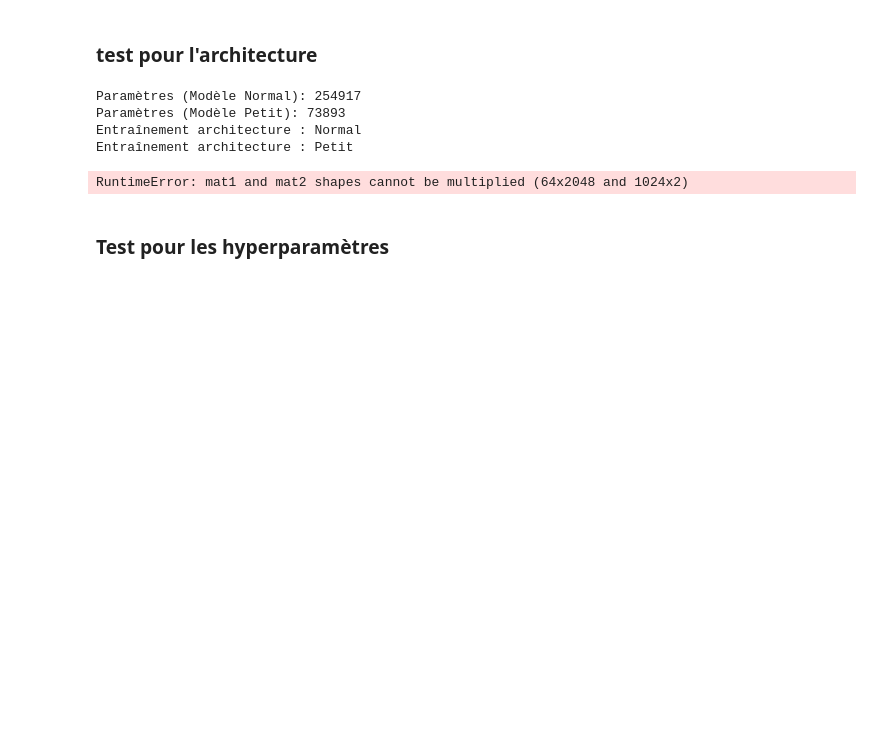
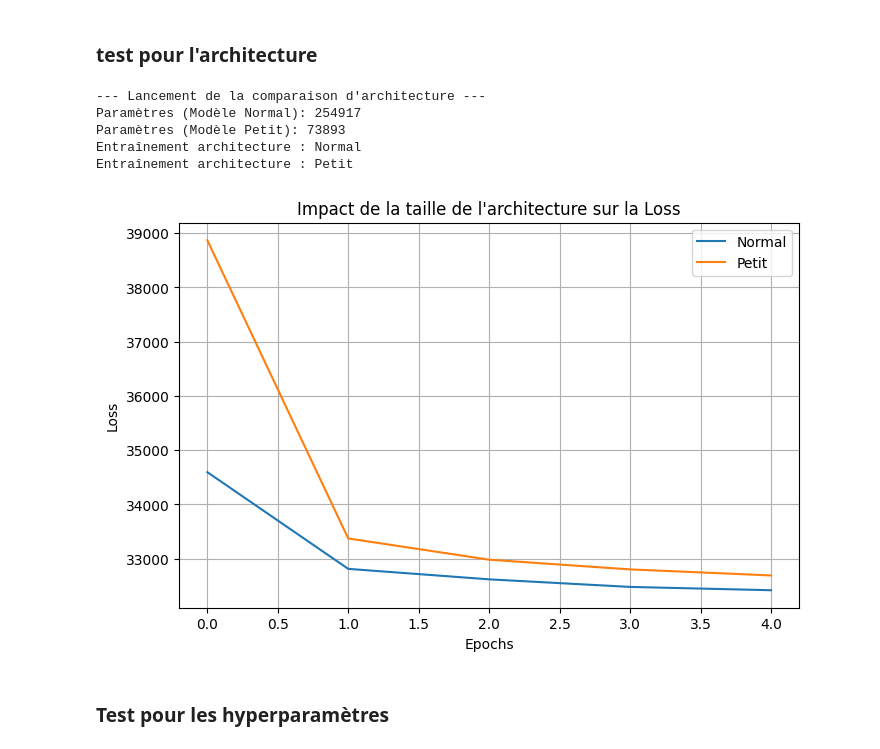
Before and after one commit to albanevergnes/HDDL, a Jupyter notebook: julie.ipynb, the cells around one changed output. Cells and saved outputs as stored; diff of their text form; code cells hidden in the pictures; blank space fills up the shorter version.

```diff
--- a/julie.ipynb
+++ b/julie.ipynb
@@ -424,37 +419,69 @@ Top 3 Configurations :
 # %% [markdown]
 ### test pour l'architecture
 # %%
-import time
+# Partie 1 : Choix de l'Architecture (CORRIGÉ)
 
-# 1. Définition d'une variante "Petite Architecture" pour comparer
 class SmallConvCVAE(ConvCVAE):
     def __init__(self, latent_dim=10, num_classes=10):
+        # On initialise la classe mère
         super(SmallConvCVAE, self).__init__(latent_dim, num_classes)
-        # On réduit le nombre de filtres (16 au lieu de 32, etc.)
+
+        # --- ENCODER PLUS PETIT ---
+        # On réduit le nombre de filtres de moitié par rapport au modèle original
         self.encoder = nn.Sequential(
-            nn.Conv2d(1 + num_classes, 16, 4, 2, 1), # Moins de filtres
+            nn.Conv2d(1 + num_classes, 16, kernel_size=4, stride=2, padding=1),
             nn.ReLU(),
-            nn.Conv2d(16, 32, 4, 2, 1),
+            nn.Conv2d(16, 32, kernel_size=4, stride=2, padding=1),
             nn.ReLU(),
-            nn.Conv2d(32, 64, 3, 2, 1),
+            nn.Conv2d(32, 64, kernel_size=3, stride=2, padding=1),
             nn.ReLU(),
         )
+
+        # Les couches linéaires doivent correspondre à la sortie (64 * 4 * 4 = 1024)
         self.fc_mu = nn.Linear(64 * 4 * 4, latent_dim)
         self.fc_logvar = nn.Linear(64 * 4 * 4, latent_dim)
+
+        # --- DECODER PLUS PETIT ---
         self.fc_decode = nn.Linear(latent_dim + num_classes, 64 * 4 * 4)
+
         self.decoder = nn.Sequential(
-            nn.ConvTranspose2d(64, 32, 3, 2, 1),
+            nn.ConvTranspose2d(64, 32, kernel_size=3, stride=2, padding=1),
             nn.ReLU(),
-            nn.ConvTranspose2d(32, 16, 4, 2, 1),
+            nn.ConvTranspose2d(32, 16, kernel_size=4, stride=2, padding=1),
             nn.ReLU(),
-            nn.ConvTranspose2d(16, 1, 4, 2, 1),
+            nn.ConvTranspose2d(16, 1, kernel_size=4, stride=2, padding=1),
             nn.Sigmoid()
         )
+
+    # --- IL FAUT REDEFINIR ENCODE ET DECODE POUR UTILISER "64" ---
+    def encode(self, x, c):
+        c_expanded = c.view(-1, self.num_classes, 1, 1).expand(-1, -1, 28, 28)
+        inputs = torch.cat([x, c_expanded], 1)
+
+        x = self.encoder(inputs)
+
+        # CORRECTION ICI : 64 au lieu de 128
+        x = x.view(-1, 64 * 4 * 4)
+
+        mu = self.fc_mu(x)
+        logvar = self.fc_logvar(x)
+        return mu, logvar
+
+    def decode(self, z, c):
+        inputs = torch.cat([z, c], 1)
+        x = self.fc_decode(inputs)
+
+        # CORRECTION ICI : 64 au lieu de 128
+        x = x.view(-1, 64, 4, 4)
+
+        x = self.decoder(x)
+        return x
 
 def count_parameters(model):
     return sum(p.numel() for p in model.parameters() if p.requires_grad)
 
 # --- Comparaison ---
+print("--- Lancement de la comparaison d'architecture ---")
 model_normal = ConvCVAE(latent_dim=2).to(device)
 model_small = SmallConvCVAE(latent_dim=2).to(device)
 
@@ -467,35 +494,37 @@ losses = {'Normal': [], 'Petit': []}
 
 for name, model in models.items():
     print(f"Entraînement architecture : {name}")
     opt = optim.Adam(model.parameters(), lr=1e-3)
     model.train()
-    for epoch in range(5):
+    for epoch in range(5): # Tu peux réduire à 3 si c'est trop long
         epoch_loss = 0
         for data, labels in train_loader:
             data, labels = data.to(device), labels.to(device)
             opt.zero_grad()
             recon, mu, logvar = model(data, labels)
             loss, _, _ = loss_function(recon, data, mu, logvar, beta=1)
             loss.backward()
             opt.step()
             epoch_loss += loss.item()
         losses[name].append(epoch_loss / len(train_loader))
 
 # Plot
 plt.figure(figsize=(8, 5))
 for name, loss_curve in losses.items():
     plt.plot(loss_curve, label=name)
 plt.title("Impact de la taille de l'architecture sur la Loss")
 plt.xlabel("Epochs")
 plt.ylabel("Loss")
 plt.legend()
+plt.grid(True)
 plt.show()
 # %% [output]
+--- Lancement de la comparaison d'architecture ---
 Paramètres (Modèle Normal): 254917
 Paramètres (Modèle Petit): 73893
 Entraînement architecture : Normal
 Entraînement architecture : Petit
-RuntimeError: mat1 and mat2 shapes cannot be multiplied (64x2048 and 1024x2)
+[figure, added]
 # %% [markdown]
 ### Test pour les hyperparamètres
 # %%
```
Also changed, not shown: parts of 8 cells of this notebook, 1 other file.
